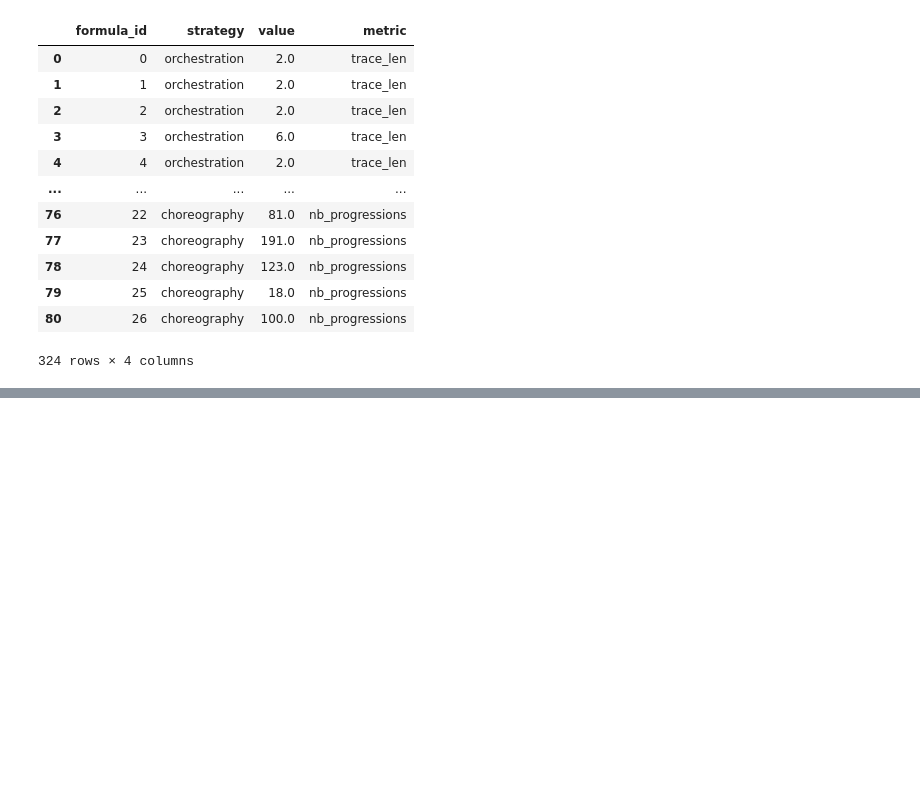
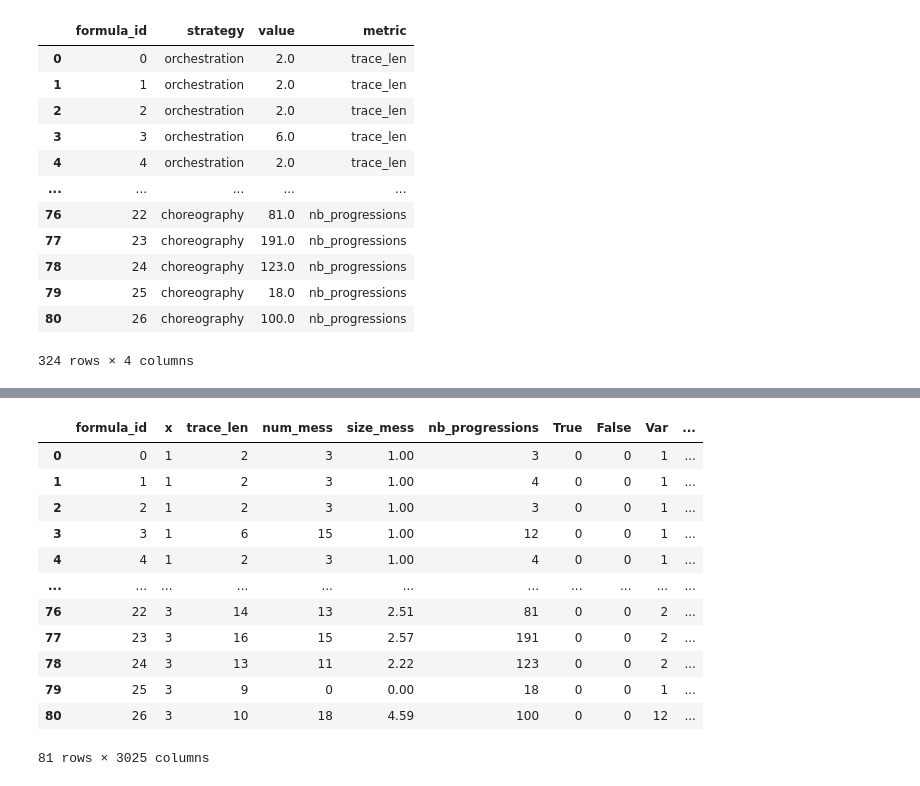
Before and after one commit to ennioVisco/predicting-decentmon, a Jupyter notebook: main.ipynb, the cells around one changed output, grey strips where cells are left out. Drawn from its saved outputs; the diff is of its cells as text; code cells hidden in the pictures; blank space fills up the shorter version.

```diff
--- a/main.ipynb
+++ b/main.ipynb
@@ -254,0 +269,4 @@ ValueError: could not convert string to float: 'orchestration'
+# %%
+expanded_df.strategy = pd.Categorical(expanded_df.strategy)
+expanded_df['strategy_id'] = expanded_df.strategy.cat.codes
+expanded_df
@@ -254,0 +287,19 @@ ValueError: could not convert string to float: 'orchestration'
+# %%
+cols_to_drop = ['formula', 'trace', 'strategy']
+final_df = expanded_df.drop(cols_to_drop, axis=1)
+
+final_df
+# %% [output]
+|  | formula_id | x | trace_len | num_mess | size_mess | nb_progressions | True | False | Var | ... |
+| 0 | 0 | 1 | 2 | 3 | 1.00 | 3 | 0 | 0 | 1 | ... |
+| 1 | 1 | 1 | 2 | 3 | 1.00 | 4 | 0 | 0 | 1 | ... |
+| 2 | 2 | 1 | 2 | 3 | 1.00 | 3 | 0 | 0 | 1 | ... |
+| 3 | 3 | 1 | 6 | 15 | 1.00 | 12 | 0 | 0 | 1 | ... |
+| 4 | 4 | 1 | 2 | 3 | 1.00 | 4 | 0 | 0 | 1 | ... |
+| ... | ... | ... | ... | ... | ... | ... | ... | ... | ... | ... |
+| 76 | 22 | 3 | 14 | 13 | 2.51 | 81 | 0 | 0 | 2 | ... |
+| 77 | 23 | 3 | 16 | 15 | 2.57 | 191 | 0 | 0 | 2 | ... |
+| 78 | 24 | 3 | 13 | 11 | 2.22 | 123 | 0 | 0 | 2 | ... |
+| 79 | 25 | 3 | 9 | 0 | 0.00 | 18 | 0 | 0 | 1 | ... |
+| 80 | 26 | 3 | 10 | 18 | 4.59 | 100 | 0 | 0 | 12 | ... |
+81 rows × 3025 columns
```
Also changed, not shown: parts of 10 cells of this notebook.
